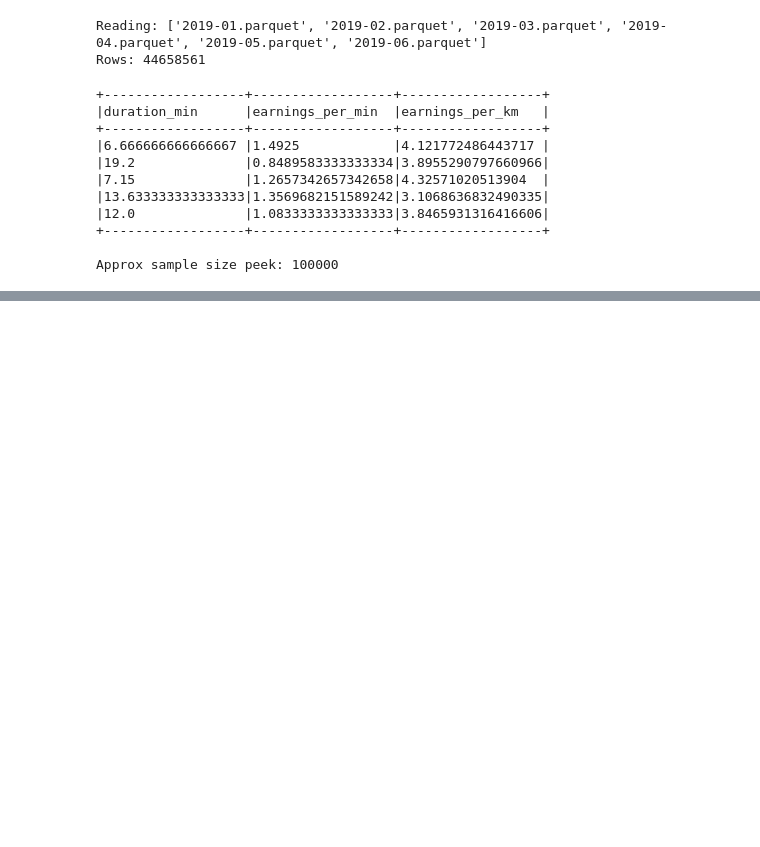
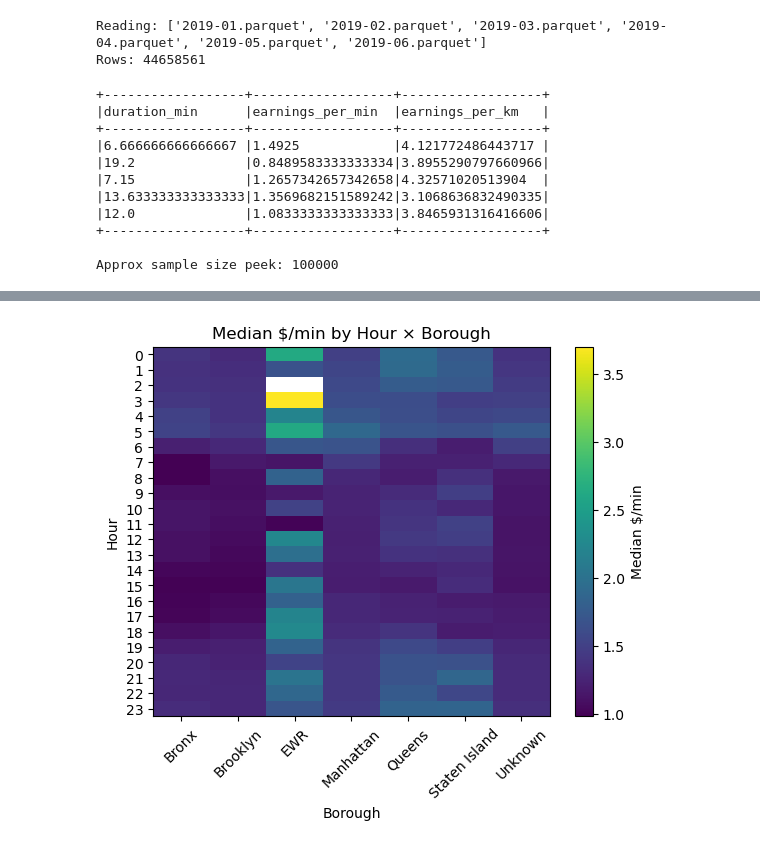
Before and after one commit to habibhaadi/MAST30034_Python, a Jupyter notebook: efficiency_analysis_n_dat.ipynb, the cells around one changed output, grey strips where cells are left out. Cells and saved outputs as stored; diff of their text form; code cells hidden in the pictures; blank space fills up the shorter version.

```diff
--- a/efficiency_analysis_n_dat.ipynb
+++ b/efficiency_analysis_n_dat.ipynb
@@ -311,0 +292,21 @@ pyspark: 4.0.0
+# %%
+## bring in external dataset, which is gonna be the daily NYC weather (Central Park NOAA station, 2019)
+
+import os
+from pyspark.sql import functions as F
+
+weather_csv = os.path.expanduser("~/Documents/GitHub/MAST30034_Python/data/nyc_2019_weather.csv")
+
+weather = (spark.read.csv(weather_csv, header=True, inferSchema=True)
+           .withColumn("date", F.to_date("DATE"))   # standardize date format
+           .select("date", "TMAX", "TMIN", "PRCP", "AWND"))
+
+# add pickup_date to trips
+df3 = df3.withColumn("pickup_date", F.to_date("tpep_pickup_datetime"))
+
+# join trips with weather by date
+df_weather = df3.join(weather, df3.pickup_date == weather.date, "left")
+
+# quick peek at merged taxi+weather data
+df_weather.select("tpep_pickup_datetime", "trip_distance", "total_amount",
+                  "pickup_date", "TMAX", "TMIN", "PRCP", "AWND").show(5, truncate=False)
@@ -311,0 +615,25 @@ pyspark: 4.0.0
+# %%
+## hour x borough heatmap
+
+hour_boro = (
+    dfz.groupBy("pickup_hour","PUBorough")
+       .agg(F.expr("percentile_approx(earnings_per_min,0.5)").alias("p50"))
+)
+
+# each borough would be its own column
+pdf_hb = (
+    hour_boro.toPandas()
+             .pivot(index="pickup_hour", columns="PUBorough", values="p50")
+             .sort_index()
+)
+
+import matplotlib.pyplot as plt
+plt.imshow(pdf_hb, aspect="auto")   # simple heatmap
+plt.xticks(range(len(pdf_hb.columns)), pdf_hb.columns, rotation=45)
+plt.yticks(range(len(pdf_hb.index)), pdf_hb.index)
+plt.colorbar(label="Median $/min")
+plt.title("Median $/min by Hour × Borough")
+plt.xlabel("Borough"); plt.ylabel("Hour")
+plt.show()
+# %% [output]
+[figure, added]
```
Also changed, not shown: parts of 27 cells of this notebook, 14 other files.
